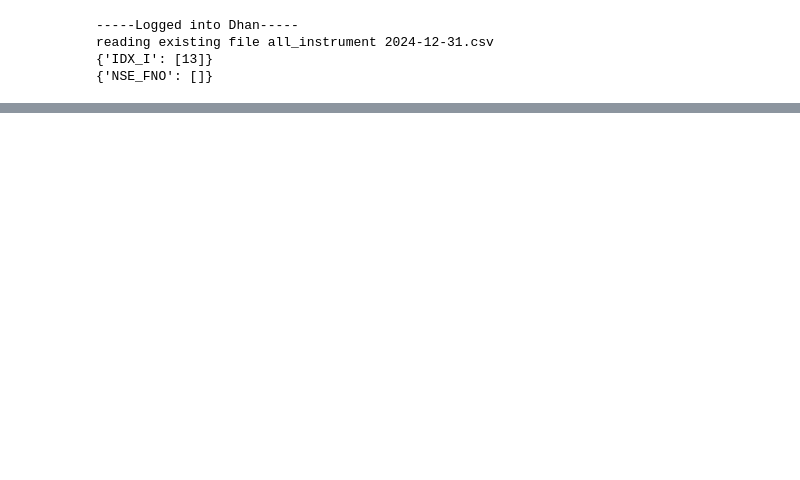
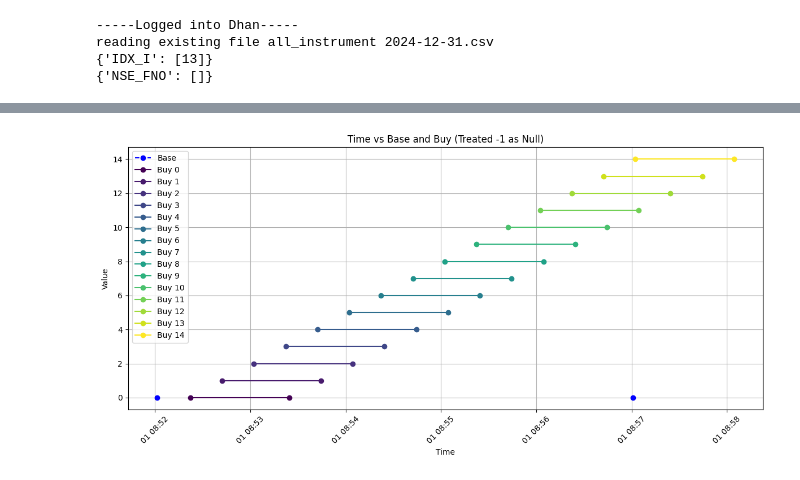
Before and after one commit to hellolivena/Phase1, a Jupyter notebook: Merging/Thread_flow_v3.ipynb, the cells around one changed output, grey strips where cells are left out. Drawn from its saved outputs; the diff is of its cells as text; code cells hidden in the pictures; blank space fills up the shorter version.

Commit message:
Thread plot added

```diff
--- a/Merging/Thread_flow_v3.ipynb
+++ b/Merging/Thread_flow_v3.ipynb
@@ -43,8 +43,9 @@ quote_input_fno={exchange_segment_fno:fno_sec_id}
 print(quote_input_fno)
 
 # DataFrames to store buy, sell orders and nifty_50
-buy_columns = ['Order ID', 'Buy Price', 'Pattern', 'Buy Time']
-sell_columns = ['Order ID','Buy Price','Buy Pattern', 'Sell Price', 'Profit','Buy Time', 'Sell Time']
+thread_columns=['Time','Base','Buy']
+buy_columns = ['Order ID', 'Buy Price','Sec_id', 'Buy Time']
+sell_columns = ['Order ID','Buy Price','Sec_id', 'Sell Price', 'Profit','Buy Time', 'Sell Time']
 idx_fno_columns = ['Time','exchange_segment', 'sec_id','last_price']
 idx_fno_columns_base= ['Time','exchange_segment', 'sec_id','last_price']
 
@@ -52,6 +53,7 @@ buy_orders_df = pd.DataFrame(columns=buy_columns)
 sell_orders_df = pd.DataFrame(columns=sell_columns)
 idx_fno_map = pd.DataFrame(columns=idx_fno_columns)
 idx_fno_map_base = pd.DataFrame(columns=idx_fno_columns_base)
+thread_map = pd.DataFrame(columns=thread_columns)
 # %% [output]
 -----Logged into Dhan-----
 reading existing file all_instrument 2024-12-31.csv
@@ -259,0 +324,40 @@ idx_fno_map_base.to_csv("idx_fno_map_base.csv",index=False)
+# %%
+import pandas as pd
+import numpy as np
+import matplotlib.pyplot as plt
+df = thread_map
+
+# Convert Time column to datetime for plotting
+df["Time"] = pd.to_datetime(df["Time"], format="%H:%M:%S.%f")
+
+# Replace -1 with NaN
+df["Base"] = df["Base"].replace(-1, np.nan)
+df["Buy"] = df["Buy"].replace(-1, np.nan)
+
+# Plotting
+plt.figure(figsize=(12, 6))
+
+# Plot Base column
+plt.plot(df["Time"], df["Base"], color="blue", label="Base", linestyle="--", marker="o")
+
+# Plot Buy column with unique colors for each value
+unique_buy_values = df["Buy"].dropna().unique()
+colors = plt.cm.viridis(np.linspace(0, 1, len(unique_buy_values)))
+
+for value, color in zip(unique_buy_values, colors):
+    subset = df[df["Buy"] == value]
+    plt.plot(subset["Time"], subset["Buy"], label=f"Buy {int(value)}", color=color, linestyle="-", marker="o")
+
+# Customize plot
+plt.xlabel("Time")
+plt.ylabel("Value")
+plt.title("Time vs Base and Buy (Treated -1 as Null)")
+plt.legend()
+plt.grid(True)
+plt.xticks(rotation=45)
+
+# Show plot
+plt.tight_layout()
+plt.show()
+# %% [output]
+[figure, added]
```
Also changed, not shown: parts of 5 cells of this notebook.
